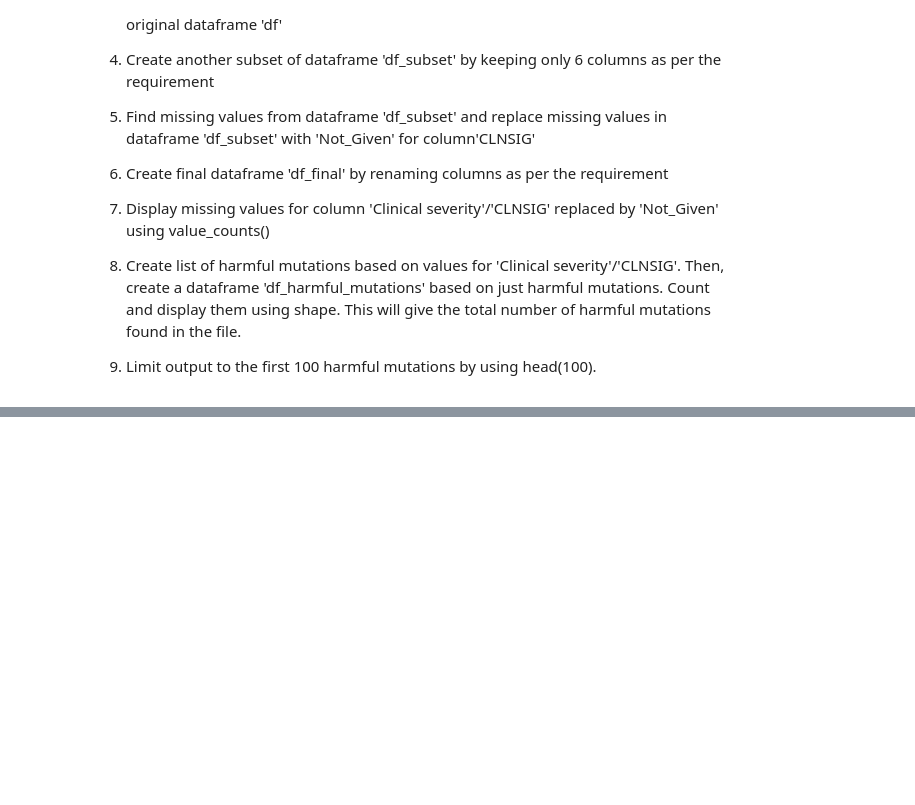
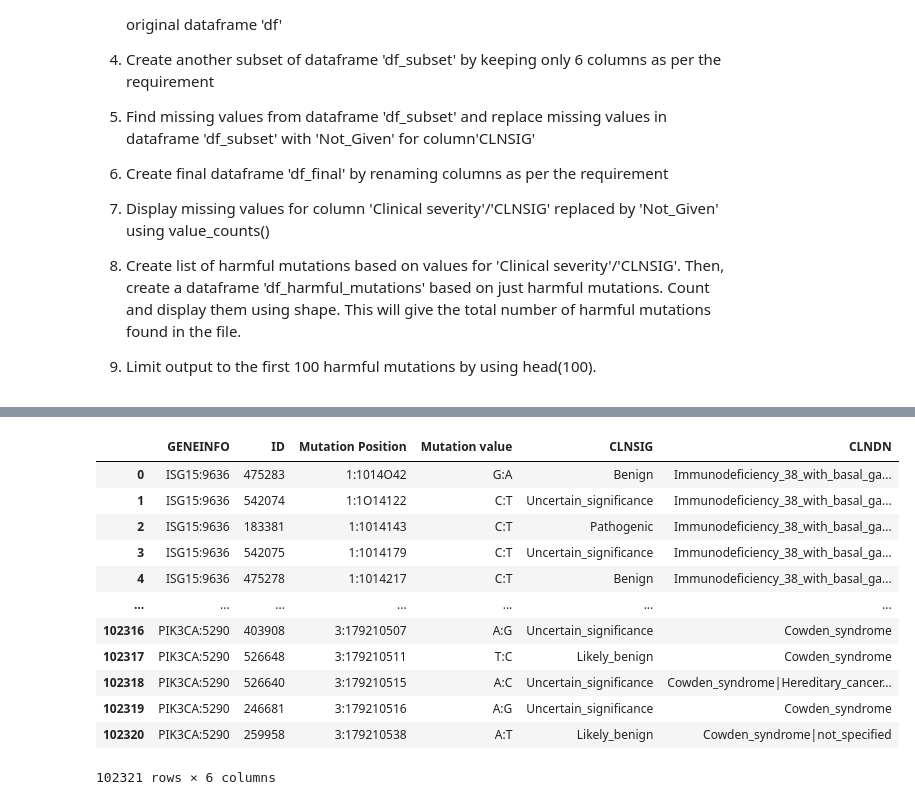
Before and after one commit to vkmr/python, a Jupyter notebook: clinical_data_analysis/clinical_disease_data_analysis.ipynb, the cells around one changed output, grey strips where cells are left out. Cells and saved outputs as stored; diff of their text form; code cells hidden in the pictures; blank space fills up the shorter version.

```diff
--- a/clinical_data_analysis/clinical_disease_data_analysis.ipynb
+++ b/clinical_data_analysis/clinical_disease_data_analysis.ipynb
@@ -145,0 +250,19 @@ df
+# %%
+# Replace missing values in dataframe 'df_subset' with 'Not_Given' for column CLNSIG'
+
+df_subset.loc[(pd.isnull(df_subset.CLNSIG)), 'CLNSIG'] = 'Not_Given'
+df_subset
+# %% [output]
+|  | GENEINFO | ID | Mutation Position | Mutation value | CLNSIG | CLNDN |
+| 0 | ISG15:9636 | 475283 | 1:1014O42 | G:A | Benign | Immunodeficiency_38_with_basal_ga... |
+| 1 | ISG15:9636 | 542074 | 1:1O14122 | C:T | Uncertain_significance | Immunodeficiency_38_with_basal_ga... |
+| 2 | ISG15:9636 | 183381 | 1:1014143 | C:T | Pathogenic | Immunodeficiency_38_with_basal_ga... |
+| 3 | ISG15:9636 | 542075 | 1:1014179 | C:T | Uncertain_significance | Immunodeficiency_38_with_basal_ga... |
+| 4 | ISG15:9636 | 475278 | 1:1014217 | C:T | Benign | Immunodeficiency_38_with_basal_ga... |
+| ... | ... | ... | ... | ... | ... | ... |
+| 102316 | PIK3CA:5290 | 403908 | 3:179210507 | A:G | Uncertain_significance | Cowden_syndrome |
+| 102317 | PIK3CA:5290 | 526648 | 3:179210511 | T:C | Likely_benign | Cowden_syndrome |
+| 102318 | PIK3CA:5290 | 526640 | 3:179210515 | A:C | Uncertain_significance | Cowden_syndrome|Hereditary_cancer... |
+| 102319 | PIK3CA:5290 | 246681 | 3:179210516 | A:G | Uncertain_significance | Cowden_syndrome |
+| 102320 | PIK3CA:5290 | 259958 | 3:179210538 | A:T | Likely_benign | Cowden_syndrome|not_specified |
+102321 rows × 6 columns
```
Also changed, not shown: parts of 7 cells of this notebook.
